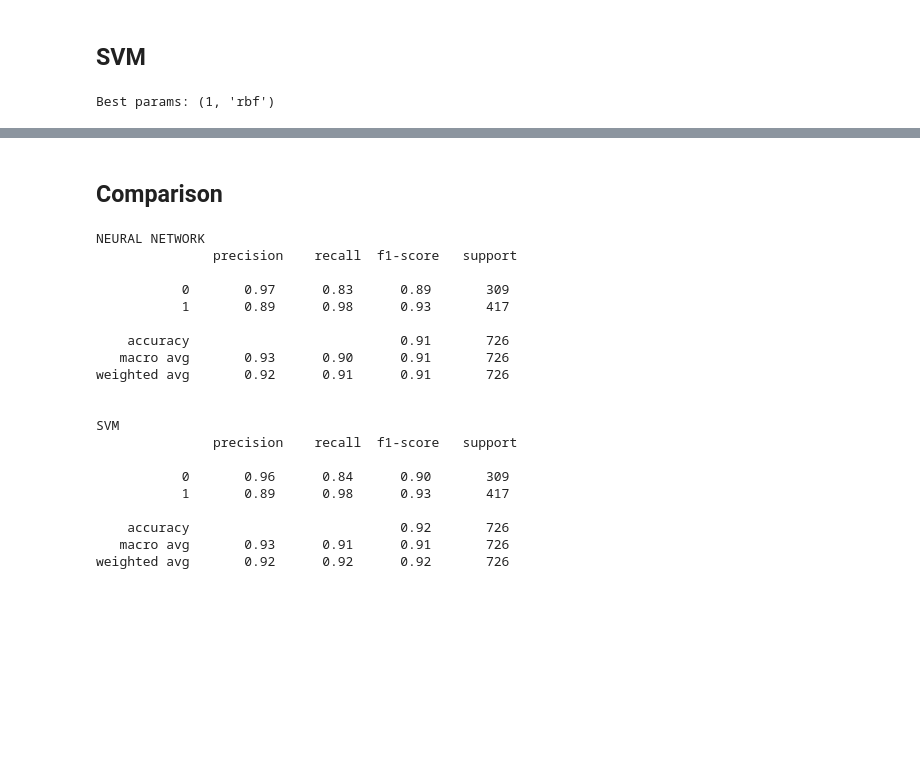
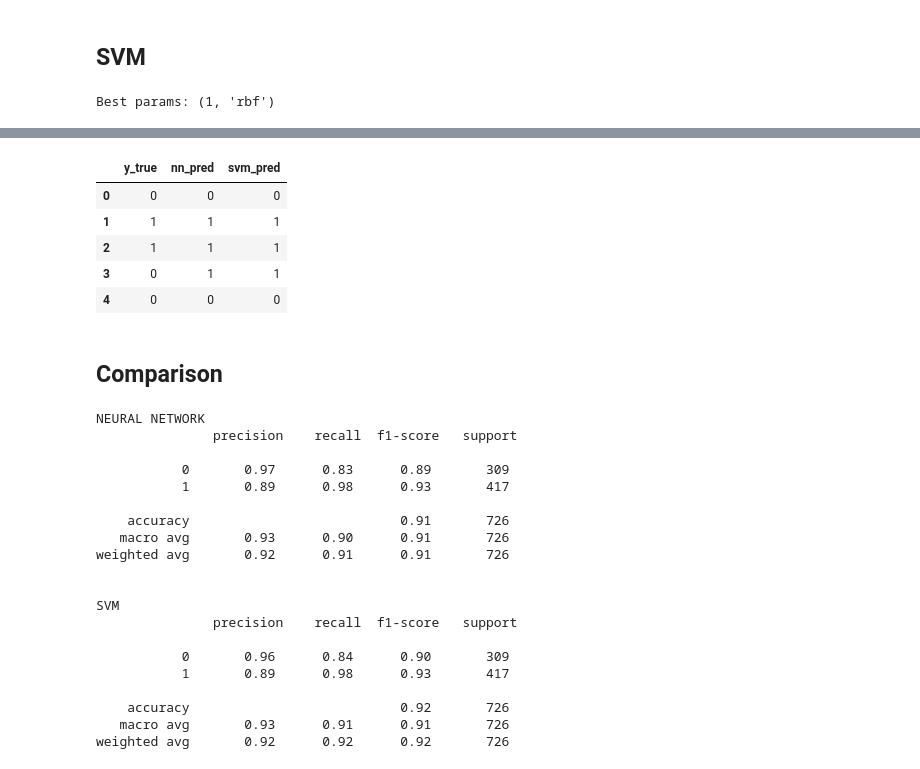
Before and after one commit to austinbarish/anly5300-project-group-7, a Jupyter notebook: code/ml-dl.ipynb, the cells around one changed output, grey strips where cells are left out. Drawn from its saved outputs; the diff is of its cells as text; code cells hidden in the pictures; blank space fills up the shorter version.

```diff
--- a/code/ml-dl.ipynb
+++ b/code/ml-dl.ipynb
@@ -449,0 +468,5 @@ plt.show()
+# %%
+# Create dataframe to share values
+classification_df = pd.DataFrame({"y_true":list(y_test), "nn_pred":list(y_pred.flatten())})
+
+classification_df.head()
@@ -516,0 +550,12 @@ plt.show()
+# %%
+# Add to final report
+classification_df["svm_pred"] = y_pred
+
+classification_df.head()
+# %% [output]
+|  | y_true | nn_pred | svm_pred |
+| 0 | 0 | 0 | 0 |
+| 1 | 1 | 1 | 1 |
+| 2 | 1 | 1 | 1 |
+| 3 | 0 | 1 | 1 |
+| 4 | 0 | 0 | 0 |
```
Also changed, not shown: parts of 9 cells of this notebook, 1 other file.
